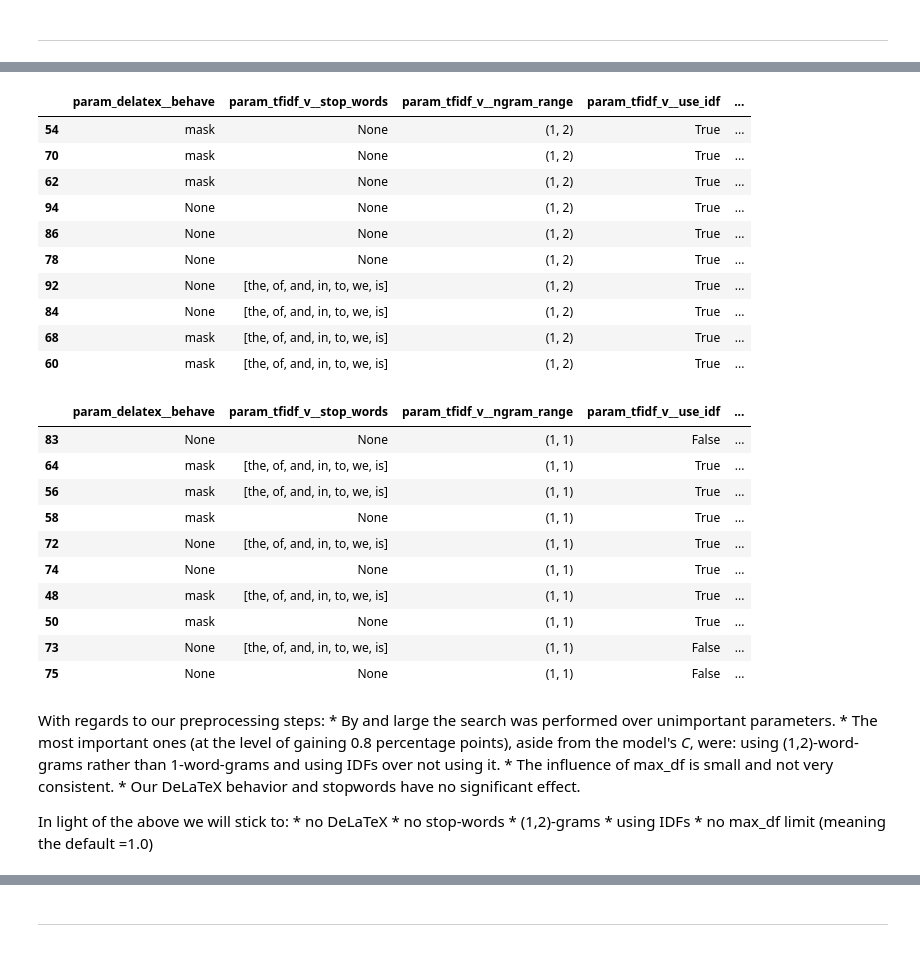
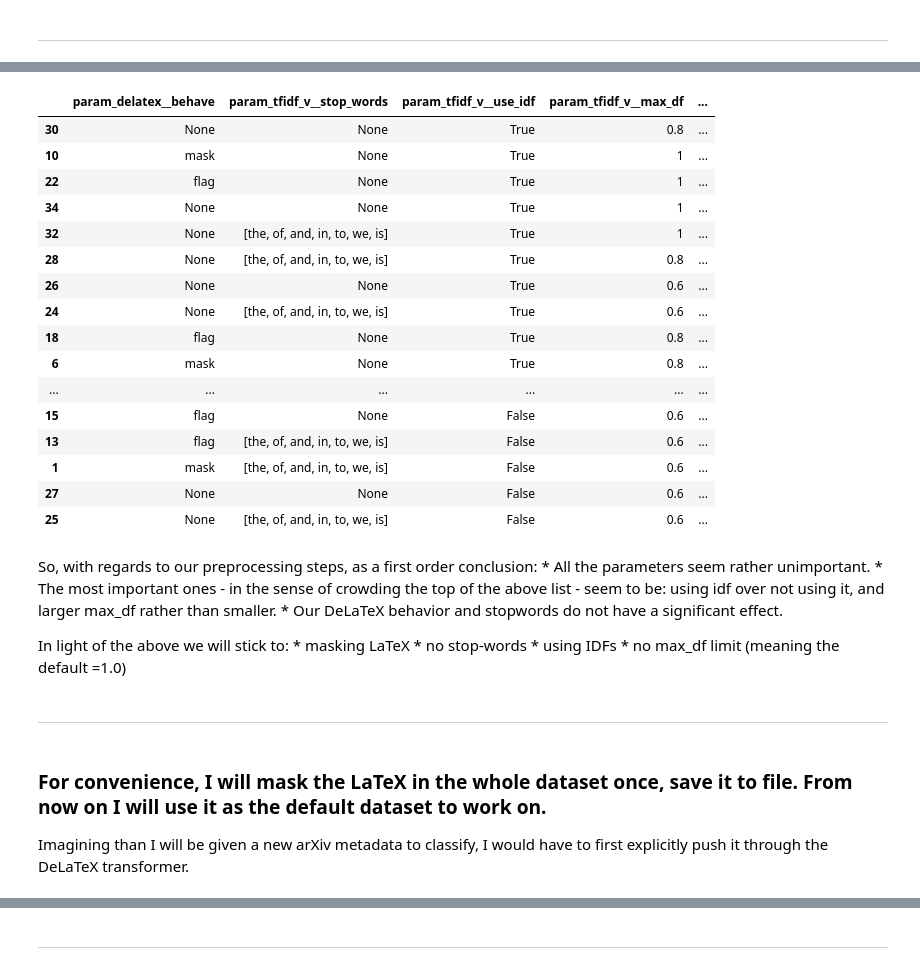
Before and after one commit to olszewskip/ArXiv_Classifier, a Jupyter notebook: arXiv_shallow_clf.ipynb, the cells around one changed output, grey strips where cells are left out. Saved outputs shown, nothing was run; the diff lists cells and outputs as text; code cells hidden in the pictures.

```diff
--- a/arXiv_shallow_clf.ipynb
+++ b/arXiv_shallow_clf.ipynb
@@ -208,6 +202,6 @@ tex_text_train = delatex.fit_transform(text_train)
 # %%
 tfidf_v = TfidfVectorizer(use_idf=True, stop_words=stopwords, min_df = 2, max_df=0.8, strip_accents='unicode')
-tfidf_scores_train = tfidf_v.fit_transform(tex_text_train)
+tfidf_scores_train = tfidf_v.fit_transform(notex_text_train)
 # %%
 lsvc = LinearSVC(C=1, class_weight='balanced')
 lsvc.fit(tfidf_scores_train, y_train)
@@ -308,11 +306,9 @@ pipe.append(( 'tfidf_v', TfidfVectorizer(analyzer = 'word', strip_accents='unico
 pipe.append(( 'LinearSVC', LinearSVC(C=1, penalty='l2', class_weight='balanced')  ))
 # %%
 params = {
-    'delatex__behave': ['mask', None],
+    'delatex__behave': ['mask', 'flag', None],
     'tfidf_v__stop_words': [stopwords, None],
-    'tfidf_v__ngram_range': [(1, 1), (1,2)],
+#    'tfidf_v__ngram_range': [(1, 1), (1,2)], # cannot afford it computationally
     'tfidf_v__use_idf': [True, False],
-    'tfidf_v__max_df': [0.6, 0.75, 0.9],
+    'tfidf_v__max_df': [0.6, 0.8, 1.0],
 }
-params['LinearSVC' + '__' + 'C'] = [0.2, 2]
-params
@@ -326,2 +314,0 @@ params
-# %%
-text_train = text
@@ -365,4 +356,4 @@ grid_s.best_params_
 # %%
 grid_cv_results = pd.DataFrame(grid_s.cv_results_)
 cols = ['param_' + param for param in params.keys()] + ['mean_test_score']
-results_df = grid_cv_results[cols].sort_values(by=['mean_test_score','param_delatex__behave','param_tfidf_v__max_df'], ascending=False)
+results_df = grid_cv_results[cols].sort_values(by=['mean_test_score'], ascending=False)
@@ -411,41 +360,36 @@ results_df[(results_df.param_LinearSVC__C == 0.2) & (results_df.param_tfidf_v__n
-# %%
-results_df[(results_df.param_LinearSVC__C == 2) & (results_df.param_tfidf_v__ngram_range==(1,2))][:10]
-# %% [output]
-|  | param_delatex__behave | param_tfidf_v__stop_words | param_tfidf_v__ngram_range | param_tfidf_v__use_idf | ... |
-| 54 | mask | None | (1, 2) | True | ... |
-| 70 | mask | None | (1, 2) | True | ... |
-| 62 | mask | None | (1, 2) | True | ... |
-| 94 | None | None | (1, 2) | True | ... |
-| 86 | None | None | (1, 2) | True | ... |
-| 78 | None | None | (1, 2) | True | ... |
-| 92 | None | [the, of, and, in, to, we, is] | (1, 2) | True | ... |
-| 84 | None | [the, of, and, in, to, we, is] | (1, 2) | True | ... |
-| 68 | mask | [the, of, and, in, to, we, is] | (1, 2) | True | ... |
-| 60 | mask | [the, of, and, in, to, we, is] | (1, 2) | True | ... |
-# %%
-results_df[(results_df.param_LinearSVC__C == 2) & (results_df.param_tfidf_v__ngram_range==(1,1))][-10:]
-# %% [output]
-|  | param_delatex__behave | param_tfidf_v__stop_words | param_tfidf_v__ngram_range | param_tfidf_v__use_idf | ... |
-| 83 | None | None | (1, 1) | False | ... |
-| 64 | mask | [the, of, and, in, to, we, is] | (1, 1) | True | ... |
-| 56 | mask | [the, of, and, in, to, we, is] | (1, 1) | True | ... |
-| 58 | mask | None | (1, 1) | True | ... |
-| 72 | None | [the, of, and, in, to, we, is] | (1, 1) | True | ... |
-| 74 | None | None | (1, 1) | True | ... |
-| 48 | mask | [the, of, and, in, to, we, is] | (1, 1) | True | ... |
-| 50 | mask | None | (1, 1) | True | ... |
-| 73 | None | [the, of, and, in, to, we, is] | (1, 1) | False | ... |
-| 75 | None | None | (1, 1) | False | ... |
+# %%
+results_df
+# %% [output]
+|  | param_delatex__behave | param_tfidf_v__stop_words | param_tfidf_v__use_idf | param_tfidf_v__max_df | ... |
+| 30 | None | None | True | 0.8 | ... |
+| 10 | mask | None | True | 1 | ... |
+| 22 | flag | None | True | 1 | ... |
+| 34 | None | None | True | 1 | ... |
+| 32 | None | [the, of, and, in, to, we, is] | True | 1 | ... |
+| 28 | None | [the, of, and, in, to, we, is] | True | 0.8 | ... |
+| 26 | None | None | True | 0.6 | ... |
+| 24 | None | [the, of, and, in, to, we, is] | True | 0.6 | ... |
+| 18 | flag | None | True | 0.8 | ... |
+| 6 | mask | None | True | 0.8 | ... |
+| ... | ... | ... | ... | ... | ... |
+| 15 | flag | None | False | 0.6 | ... |
+| 13 | flag | [the, of, and, in, to, we, is] | False | 0.6 | ... |
+| 1 | mask | [the, of, and, in, to, we, is] | False | 0.6 | ... |
+| 27 | None | None | False | 0.6 | ... |
+| 25 | None | [the, of, and, in, to, we, is] | False | 0.6 | ... |
 # %% [markdown]
-With regards to our preprocessing steps:
-    * By and large the search was performed over unimportant parameters.
-    * The most important ones (at the level of gaining 0.8 percentage points), aside from the model's *C*, were: using (1,2)-word-grams rather than 1-word-grams and using IDFs over not using it.
-    * The influence of max_df is small and not very consistent.
-    * Our DeLaTeX behavior and stopwords have no significant effect.
+So, with regards to our preprocessing steps, as a first order conclusion:
+    * All the parameters seem rather unimportant.
+    * The most important ones - in the sense of crowding the top of the above list - seem to be: using idf over not using it, and larger max_df rather than smaller.
+    * Our DeLaTeX behavior and stopwords do not have a significant effect.
 
 In light of the above we will stick to:
-    * no DeLaTeX
+    * masking LaTeX
     * no stop-words
-    * (1,2)-grams
     * using IDFs
     * no max_df limit (meaning the default =1.0)
+# %% [markdown]
+---
+# %% [markdown]
+### For convenience, I will mask the LaTeX in the whole dataset once, save it to file. From now on I will use it as the default dataset to work on.
+Imagining than I will be given a new arXiv metadata to classify, I would have to first explicitly push it through the DeLaTeX transformer.
```
Also changed, not shown: parts of 90 cells of this notebook, 2 other files.
